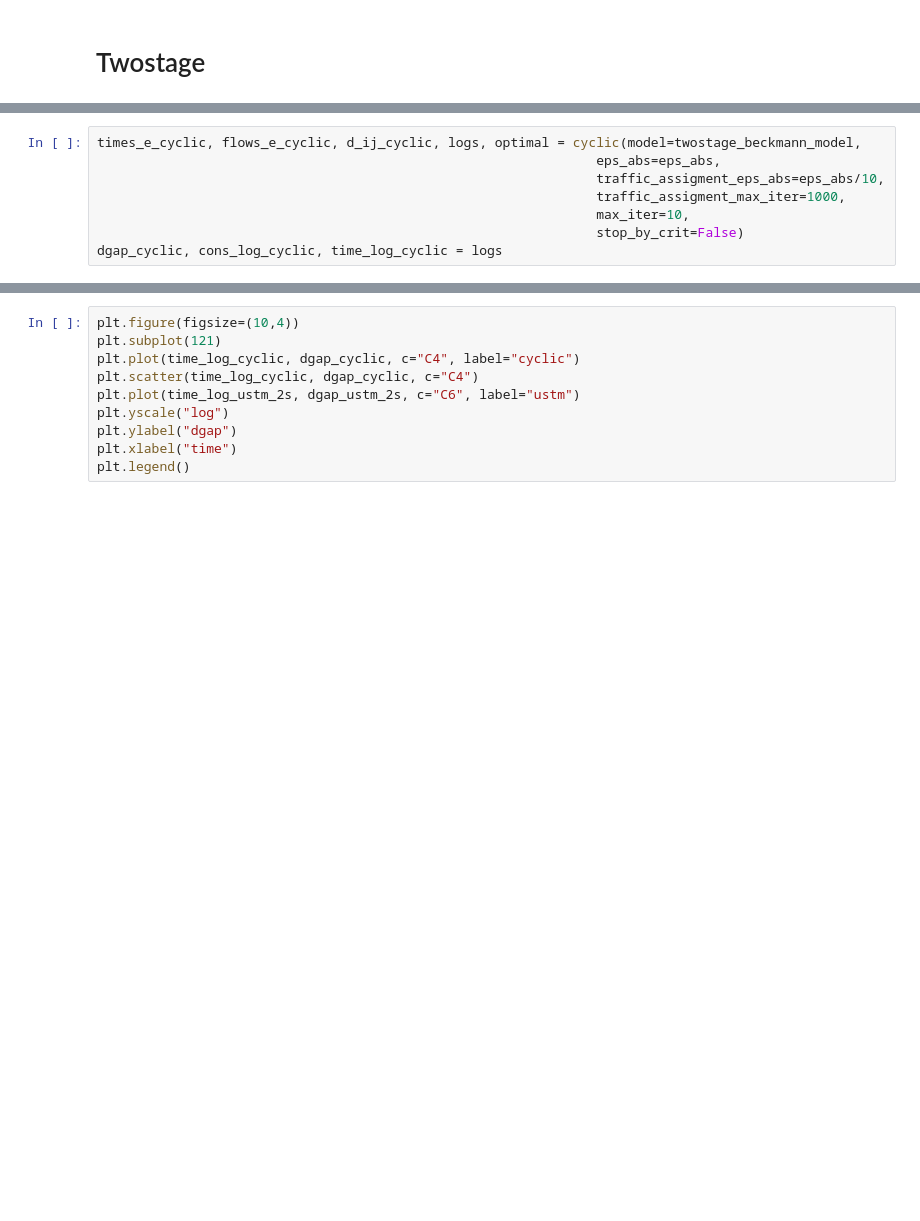
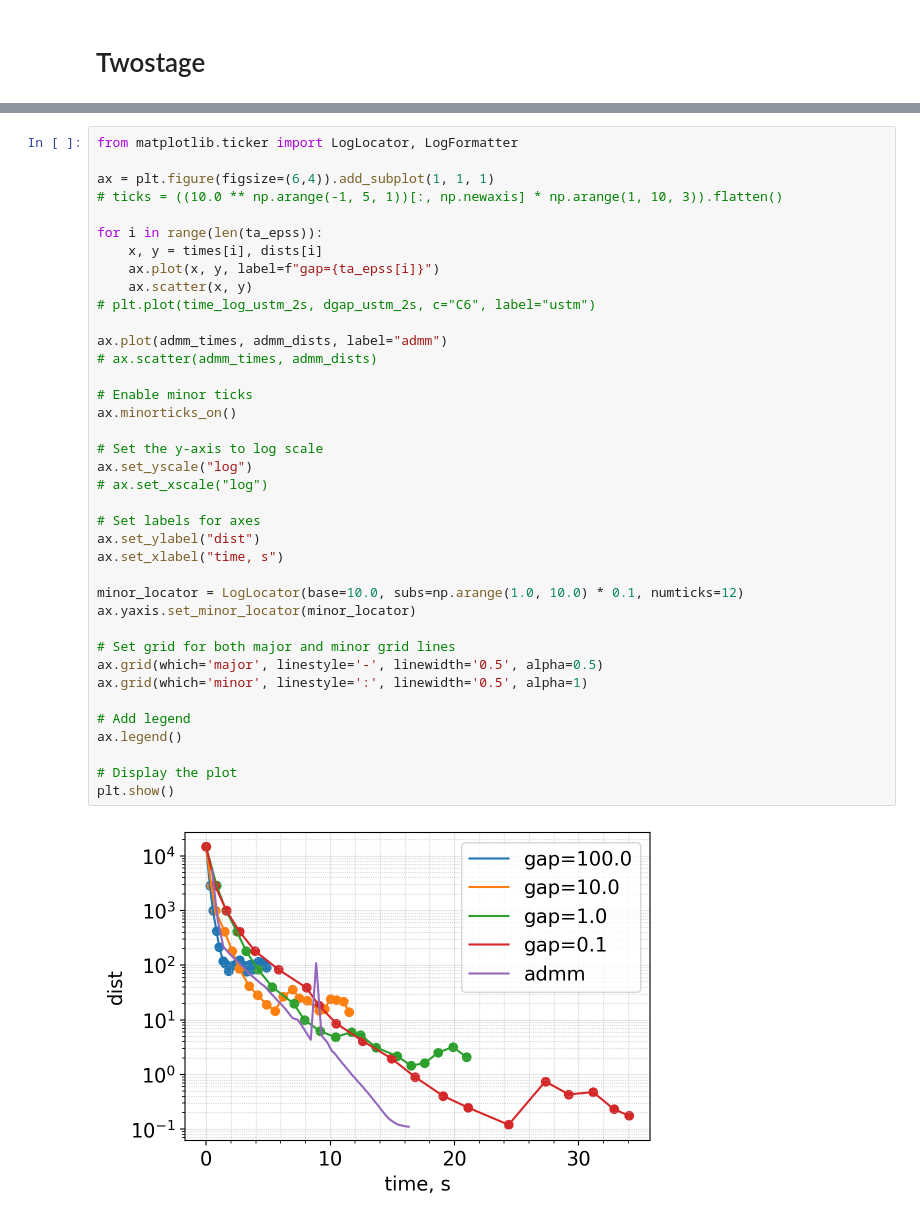
Before and after one commit to niquepolice/mmo_tm, a Jupyter notebook: all_models.ipynb, the cells around one changed output, grey strips where cells are left out. Cells and saved outputs as stored; diff of their text form; blank space fills up the shorter version.

```diff
--- a/all_models.ipynb
+++ b/all_models.ipynb
@@ -218,11 +250,3 @@ print(eps_abs, eps_cons_abs)
-# %%
-times_e_cyclic, flows_e_cyclic, d_ij_cyclic, logs, optimal = cyclic(model=twostage_beckmann_model,
-                                                                eps_abs=eps_abs,
-                                                                traffic_assigment_eps_abs=eps_abs/10,
-                                                                traffic_assigment_max_iter=1000,
-                                                                max_iter=10,
-                                                                stop_by_crit=False)
-dgap_cyclic, cons_log_cyclic, time_log_cyclic = logs
 # %%
 times_ustm_2s, primal_var_ustm_2s, logs, optimal = ustm(twostage_beckmann_model, eps_abs=100, max_iter=1000, stop_by_crit=False)
 dgap_ustm_2s, cons_log_ustm_2s, time_log_ustm_2s = logs
@@ -230,13 +333,43 @@ print(len(dgap_ustm_2s), "iters")
 # %%
-plt.figure(figsize=(10,4))
-plt.subplot(121)
-plt.plot(time_log_cyclic, dgap_cyclic, c="C4", label="cyclic")
-plt.scatter(time_log_cyclic, dgap_cyclic, c="C4")
-plt.plot(time_log_ustm_2s, dgap_ustm_2s, c="C6", label="ustm")
-plt.yscale("log")
-plt.ylabel("dgap")
-plt.xlabel("time")
-plt.legend()
+from matplotlib.ticker import LogLocator, LogFormatter
+
+ax = plt.figure(figsize=(6,4)).add_subplot(1, 1, 1)
+# ticks = ((10.0 ** np.arange(-1, 5, 1))[:, np.newaxis] * np.arange(1, 10, 3)).flatten()
+
+for i in range(len(ta_epss)):
+    x, y = times[i], dists[i]
+    ax.plot(x, y, label=f"gap={ta_epss[i]}")
+    ax.scatter(x, y)
+# plt.plot(time_log_ustm_2s, dgap_ustm_2s, c="C6", label="ustm")
+
+ax.plot(admm_times, admm_dists, label="admm")
+# ax.scatter(admm_times, admm_dists)
+
+# Enable minor ticks
+ax.minorticks_on()
+
+# Set the y-axis to log scale
+ax.set_yscale("log")
+# ax.set_xscale("log")
+
+# Set labels for axes
+ax.set_ylabel("dist")
+ax.set_xlabel("time, s")
+
+minor_locator = LogLocator(base=10.0, subs=np.arange(1.0, 10.0) * 0.1, numticks=12)
+ax.yaxis.set_minor_locator(minor_locator)
+
+# Set grid for both major and minor grid lines
+ax.grid(which='major', linestyle='-', linewidth='0.5', alpha=0.5)
+ax.grid(which='minor', linestyle=':', linewidth='0.5', alpha=1)
+
+# Add legend
+ax.legend()
+
+# Display the plot
+plt.show()
+# %% [output]
+[figure, added]
 # %%
 print(np.linalg.norm(flows_e_cyclic - primal_var_ustm_2s[0]), np.linalg.norm(flows_e_cyclic))
 print(np.linalg.norm(d_ij_cyclic - primal_var_ustm_2s[1]), np.linalg.norm(d_ij_cyclic))
```
Also changed, not shown: parts of 25 cells of this notebook, 3 other files.
